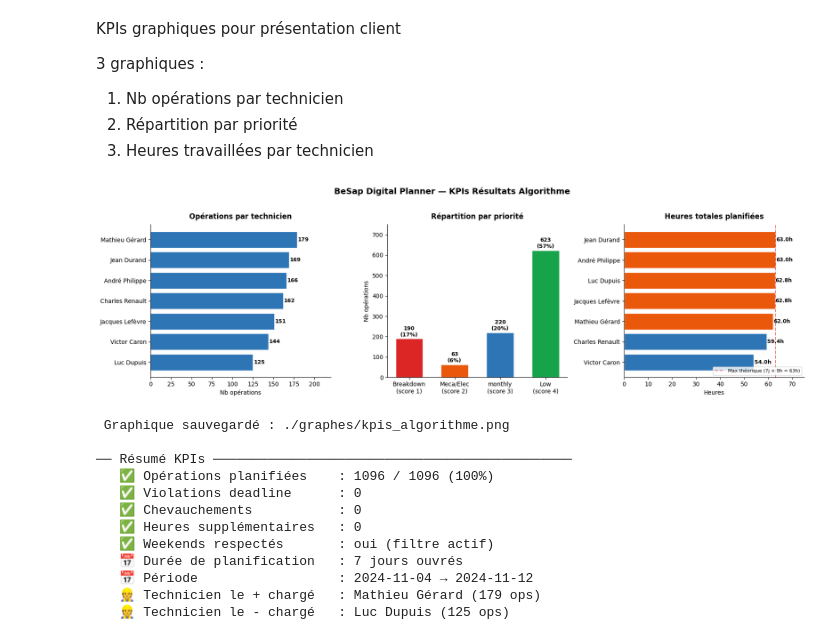
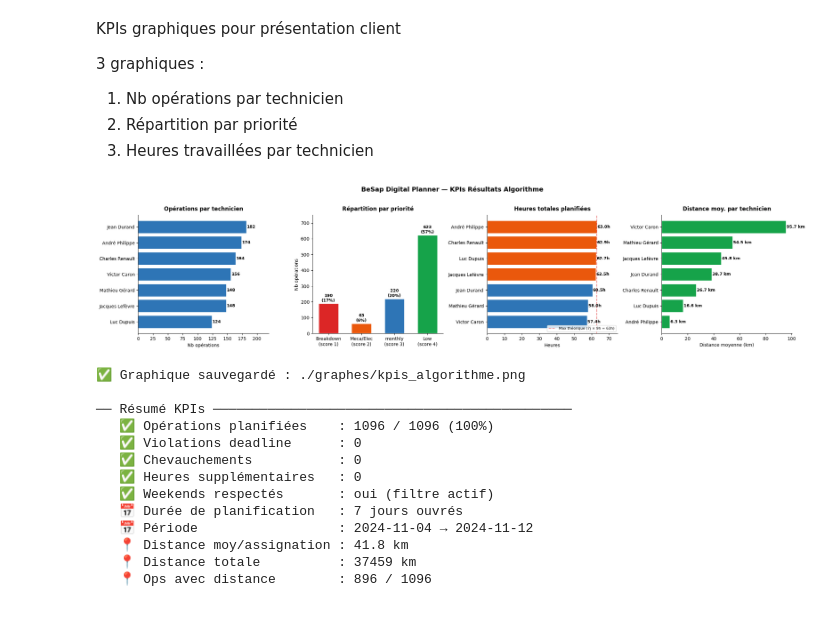
Before and after one commit to Maria29-b/digital-planner-, a Jupyter notebook: algorithme.ipynb, the cells around one changed output. Cells and saved outputs as stored; diff of their text form; code cells hidden in the pictures.

```diff
--- a/algorithme.ipynb
+++ b/algorithme.ipynb
@@ -576,7 +675,20 @@ while file_attente and iteration < max_iterations:
     for j in range(jours_max):
         jour = jour_courant + timedelta(days=j)
 
-        for tid in technicians_autorises:
+        asset_lat = op["asset_lat"] if pd.notna(op.get("asset_lat")) else None
+        asset_lng = op["asset_lng"] if pd.notna(op.get("asset_lng")) else None
+
+        technicians_tries = sorted(
+            technicians_autorises,
+            key=lambda tid: get_distance_km(
+                tech_dict[tid].get("lat"),
+                tech_dict[tid].get("lng"),
+                asset_lat,
+                asset_lng
+            )
+       )
+
+        for tid in technicians_tries:
             slot = find_free_slot(calendrier[tid], jour, duration_minutes)
 
             if slot is not None:
@@ -833,12 +996,10 @@ KPIs graphiques pour présentation client
  2. Répartition par priorité
  3. Heures travaillées par technicien
 # %%
-
-
 import matplotlib.pyplot as plt
 import matplotlib.patches as mpatches
 
-fig, axes = plt.subplots(1, 3, figsize=(17, 5))
+fig, axes = plt.subplots(1, 4, figsize=(22, 5))
 fig.suptitle(
     "BeSap Digital Planner — KPIs Résultats Algorithme",
     fontsize=14, fontweight="bold", y=1.02
@@ -894,45 +1055,61 @@ bars3 = axes[2].barh(
 for bar, val in zip(bars3, repartition_h["heures_totales"]):
     axes[2].text(val + 0.2, bar.get_y() + bar.get_height()/2,
                  f"{val}h", va="center", fontsize=9, fontweight="bold")
-
-# Ligne capacité max
 axes[2].axvline(
     x=63, color="#DC2626", linestyle="--",
     alpha=0.6, linewidth=1.5, label="Max théorique (7j × 9h = 63h)"
 )
 axes[2].set_title("Heures totales planifiées", fontweight="bold", pad=10)
 axes[2].set_xlabel("Heures")
 axes[2].set_xlim(0, 75)
 axes[2].legend(fontsize=8, loc="lower right")
 axes[2].spines["top"].set_visible(False)
 axes[2].spines["right"].set_visible(False)
 
+# ── Graphique 4 : Distance moyenne par technicien ─────────────────
+# NOUVEAU — ajout optimisation distance
+dist_tech_sorted = dist_tech.sort_values("dist_moy_km", ascending=True)
+bars4 = axes[3].barh(
+    dist_tech_sorted["technician_full_name"],
+    dist_tech_sorted["dist_moy_km"],
+    color="#16A34A", edgecolor="white"
+)
+for bar, val in zip(bars4, dist_tech_sorted["dist_moy_km"]):
+    axes[3].text(val + 0.5, bar.get_y() + bar.get_height()/2,
+                 f"{val} km", va="center", fontsize=9, fontweight="bold")
+axes[3].set_title("Distance moy. par technicien", fontweight="bold", pad=10)
+axes[3].set_xlabel("Distance moyenne (km)")
+axes[3].spines["top"].set_visible(False)
+axes[3].spines["right"].set_visible(False)
+
 plt.tight_layout()
 
 # Sauvegarde
 img_path = "./graphes/kpis_algorithme.png"
 plt.savefig(img_path, dpi=150, bbox_inches="tight")
 plt.show()
-print(f" Graphique sauvegardé : {img_path}")
+print(f"✅ Graphique sauvegardé : {img_path}")
 
 # ── Résumé textuel KPIs ───────────────────────────────────────────
 print(f"\n── Résumé KPIs ──────────────────────────────────────────────")
-nb_jours = df_resultats["operation_scheduled_start"].str[:10].nunique()
+nb_jours  = df_resultats["operation_scheduled_start"].str[:10].nunique()
 date_min  = df_resultats["operation_scheduled_start"].min()[:10]
 date_max  = df_resultats["operation_scheduled_end"].max()[:10]
+dist_conn = df_resultats[df_resultats["distance_km"] < 999]["distance_km"]
 
 print(f"   ✅ Opérations planifiées    : 1096 / 1096 (100%)")
 print(f"   ✅ Violations deadline      : 0")
 print(f"   ✅ Chevauchements           : 0")
 print(f"   ✅ Heures supplémentaires   : 0")
 print(f"   ✅ Weekends respectés       : oui (filtre actif)")
 print(f"   📅 Durée de planification   : {nb_jours} jours ouvrés")
 print(f"   📅 Période                  : {date_min} → {date_max}")
-print(f"   👷 Technicien le + chargé   : Mathieu Gérard (179 ops)")
-print(f"   👷 Technicien le - chargé   : Luc Dupuis (125 ops)")
+print(f"   📍 Distance moy/assignation : {dist_conn.mean():.1f} km")
+print(f"   📍 Distance totale          : {dist_conn.sum():.0f} km")
+print(f"   📍 Ops avec distance        : {len(dist_conn)} / 1096")
 # %% [output]
-[figure, old version]
+[figure, new version]
- Graphique sauvegardé : ./graphes/kpis_algorithme.png
+✅ Graphique sauvegardé : ./graphes/kpis_algorithme.png
 
 ── Résumé KPIs ──────────────────────────────────────────────
    ✅ Opérations planifiées    : 1096 / 1096 (100%)
@@ -942,5 +1119,6 @@ print(f"   👷 Technicien le - chargé   : Luc Dupuis (125 ops)")
    ✅ Weekends respectés       : oui (filtre actif)
    📅 Durée de planification   : 7 jours ouvrés
    📅 Période                  : 2024-11-04 → 2024-11-12
-   👷 Technicien le + chargé   : Mathieu Gérard (179 ops)
-   👷 Technicien le - chargé   : Luc Dupuis (125 ops)
+   📍 Distance moy/assignation : 41.8 km
+   📍 Distance totale          : 37459 km
+   📍 Ops avec distance        : 896 / 1096
```
Also changed, not shown: parts of 6 cells of this notebook, 29 other files.
